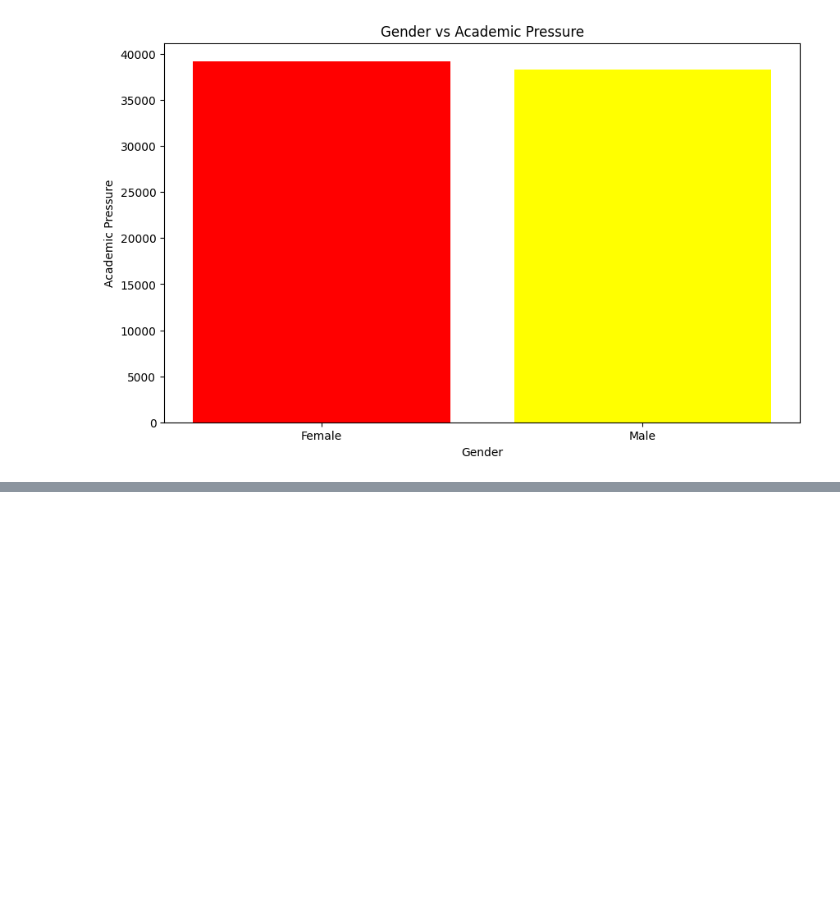
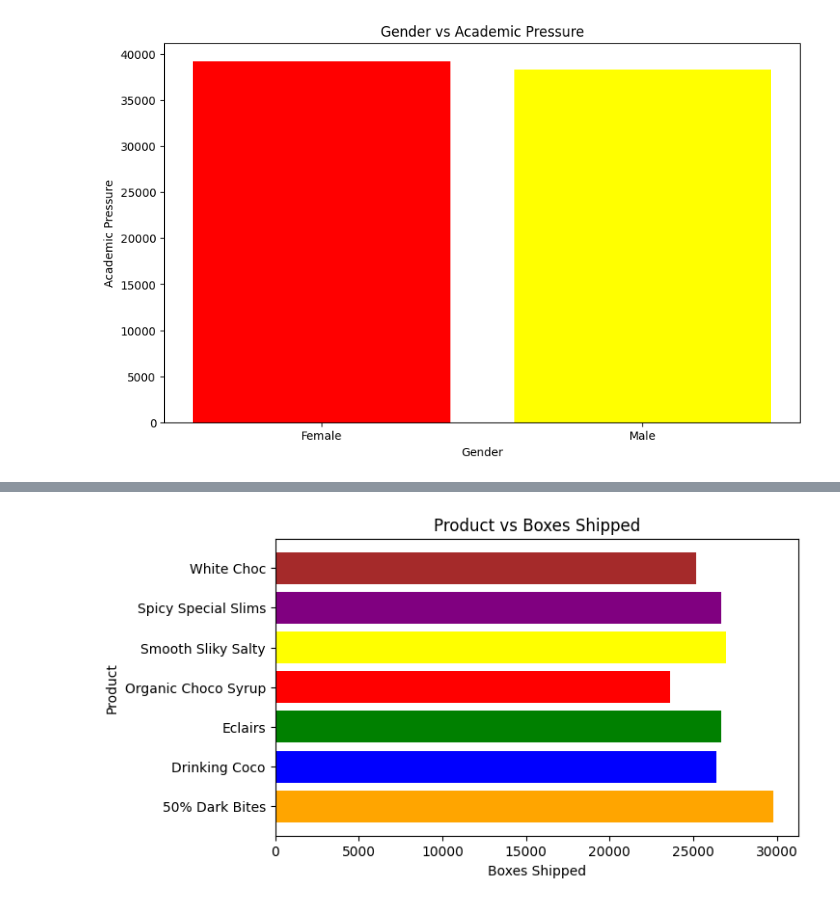
Before and after one commit to priyanshu-1006/Generative-AI, a Jupyter notebook: Machine_Learning/Prerequisite/03_Matplotib/04_Baar_Chart.ipynb, the cells around one changed output, grey strips where cells are left out. Cells and saved outputs as stored; diff of their text form; code cells hidden in the pictures; blank space fills up the shorter version.

```diff
--- a/Machine_Learning/Prerequisite/03_Matplotib/04_Baar_Chart.ipynb
+++ b/Machine_Learning/Prerequisite/03_Matplotib/04_Baar_Chart.ipynb
@@ -177,0 +240,9 @@ NameError: name 'sales' is not defined
+# %%
+plt.figure(figsize=(7,4))
+plt.title('Product vs Boxes Shipped')
+plt.xlabel('Boxes Shipped')
+plt.ylabel('Product')
+plt.barh(x,y,color=['orange','blue','green','red','yellow','purple','brown'])
+plt.show()
+# %% [output]
+[figure, added]
```
Also changed, not shown: parts of 37 cells of this notebook.
